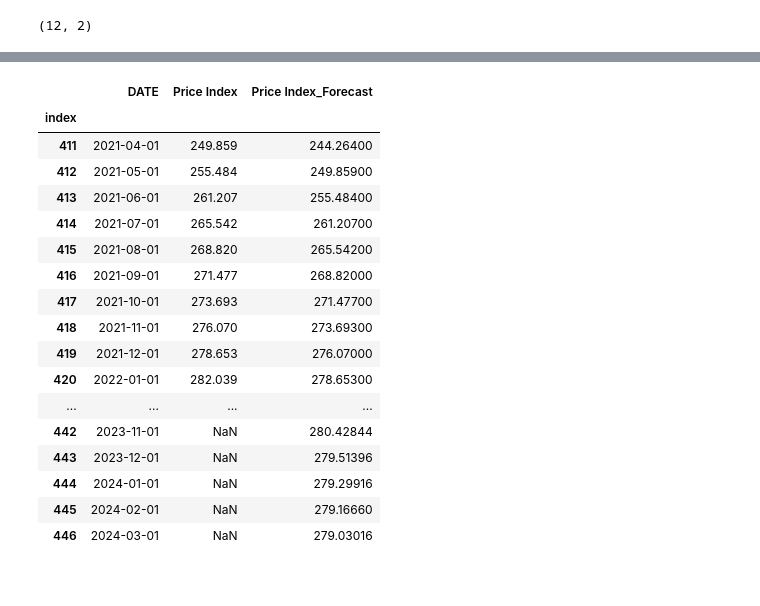
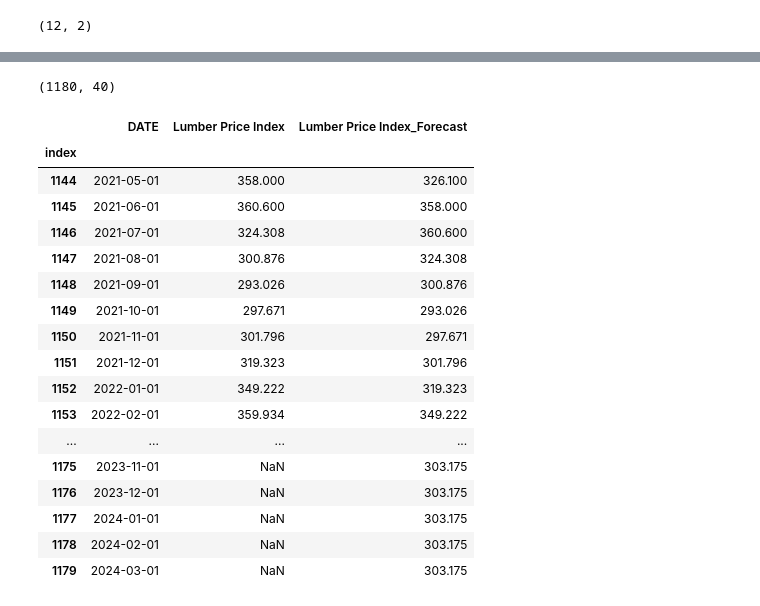
Before and after one commit to CptSasquatch/project-4, a Jupyter notebook: jason/us_housing_forecasting.ipynb, the cells around one changed output, grey strips where cells are left out. Saved outputs shown, nothing was run; the diff lists cells and outputs as text; code cells hidden in the pictures.

```diff
--- a/jason/us_housing_forecasting.ipynb
+++ b/jason/us_housing_forecasting.ipynb
@@ -14,12 +16,16 @@ import pyaf.ForecastEngine as autof
 # %%
 
 # Read in the data
-df = pd.read_csv('data\CSUSHPINSA.csv')
-df['DATE'] = pd.to_datetime(df['DATE'])
+df = pd.read_csv('data/MORTGAGE30US.csv')
+df['DATE'] = df['DATE'].apply(lambda x : datetime.datetime.strptime(x, "%Y-%m-%d"))
 # add a unique index column
 df['index'] = range(0, len(df))
 df.set_index('index', inplace=True)
-# rename the 'CSUSHPINSA' column to 'Price Index'
-df.rename(columns={'CSUSHPINSA': 'Price Index'}, inplace=True)
+# rename the 'MORTGAGE30US' column to 'Mortgage Rate'
+df.rename(columns={'MORTGAGE30US_NBD19710401': 'Mortgage Rate'}, inplace=True)
+# remove the last row
+df = df[:-1]
+# convert the 'Mortgage Rate' column to a float
+df['Mortgage Rate'] = df['Mortgage Rate'].astype(float)
 df.head()
 # %% [output]
@@ -51,4 +55,4 @@ lEngine
 # %%
 # get the best model
-lEngine.train(train , 'DATE' , 'Price Index' , horizon)
+lEngine.train(train, 'DATE' , 'Mortgage Rate' , horizon)
 # %% [output]
@@ -177,30 +208,35 @@ df2.tail(24)
+# %%
+forecast_df.shape
+# %% [output]
+(1180, 40)
 # %%
 # fill the price index forecast column with the forecast data
-df2['Price Index_Forecast'] = future_df['Price Index_Forecast'].values
+df2['Lumber Price Index_Forecast'] = future_df['Lumber Price Index_Forecast'].values
 # for values after 2023-03-01, fill with NaN
-for i in range(0, 12):
-    df2['Price Index_Forecast'][len(df2)-12+i] = np.nan
+for i in range(0, 11):
+    df2['Lumber Price Index_Forecast'][len(df2)-11+i] = np.nan
 
-# for values after 2023-03-01, fill with Price Index_Forecast_Quantile_6
-df2['Price Index_Forecast'].fillna(value=future_df['Price Index_Forecast_Quantile_6'], inplace=True)
+# for values after 2023-03-01, fill with Lumber Price Index_Forecast
+df2['Lumber Price Index_Forecast'].fillna(value=future_df['Lumber Price Index_Forecast'], inplace=True)
+
 df2.tail(36)
 # %% [output]
-|  | DATE | Price Index | Price Index_Forecast |
+|  | DATE | Lumber Price Index | Lumber Price Index_Forecast |
 | index |  |  |  |
-| 411 | 2021-04-01 | 249.859 | 244.26400 |
-| 412 | 2021-05-01 | 255.484 | 249.85900 |
-| 413 | 2021-06-01 | 261.207 | 255.48400 |
-| 414 | 2021-07-01 | 265.542 | 261.20700 |
-| 415 | 2021-08-01 | 268.820 | 265.54200 |
-| 416 | 2021-09-01 | 271.477 | 268.82000 |
-| 417 | 2021-10-01 | 273.693 | 271.47700 |
-| 418 | 2021-11-01 | 276.070 | 273.69300 |
-| 419 | 2021-12-01 | 278.653 | 276.07000 |
-| 420 | 2022-01-01 | 282.039 | 278.65300 |
+| 1144 | 2021-05-01 | 358.000 | 326.100 |
+| 1145 | 2021-06-01 | 360.600 | 358.000 |
+| 1146 | 2021-07-01 | 324.308 | 360.600 |
+| 1147 | 2021-08-01 | 300.876 | 324.308 |
+| 1148 | 2021-09-01 | 293.026 | 300.876 |
+| 1149 | 2021-10-01 | 297.671 | 293.026 |
+| 1150 | 2021-11-01 | 301.796 | 297.671 |
+| 1151 | 2021-12-01 | 319.323 | 301.796 |
+| 1152 | 2022-01-01 | 349.222 | 319.323 |
+| 1153 | 2022-02-01 | 359.934 | 349.222 |
 | ... | ... | ... | ... |
-| 442 | 2023-11-01 | NaN | 280.42844 |
-| 443 | 2023-12-01 | NaN | 279.51396 |
-| 444 | 2024-01-01 | NaN | 279.29916 |
-| 445 | 2024-02-01 | NaN | 279.16660 |
-| 446 | 2024-03-01 | NaN | 279.03016 |
+| 1175 | 2023-11-01 | NaN | 303.175 |
+| 1176 | 2023-12-01 | NaN | 303.175 |
+| 1177 | 2024-01-01 | NaN | 303.175 |
+| 1178 | 2024-02-01 | NaN | 303.175 |
+| 1179 | 2024-03-01 | NaN | 303.175 |
 # %%
```
Also changed, not shown: parts of 16 cells of this notebook, 13 other files.
